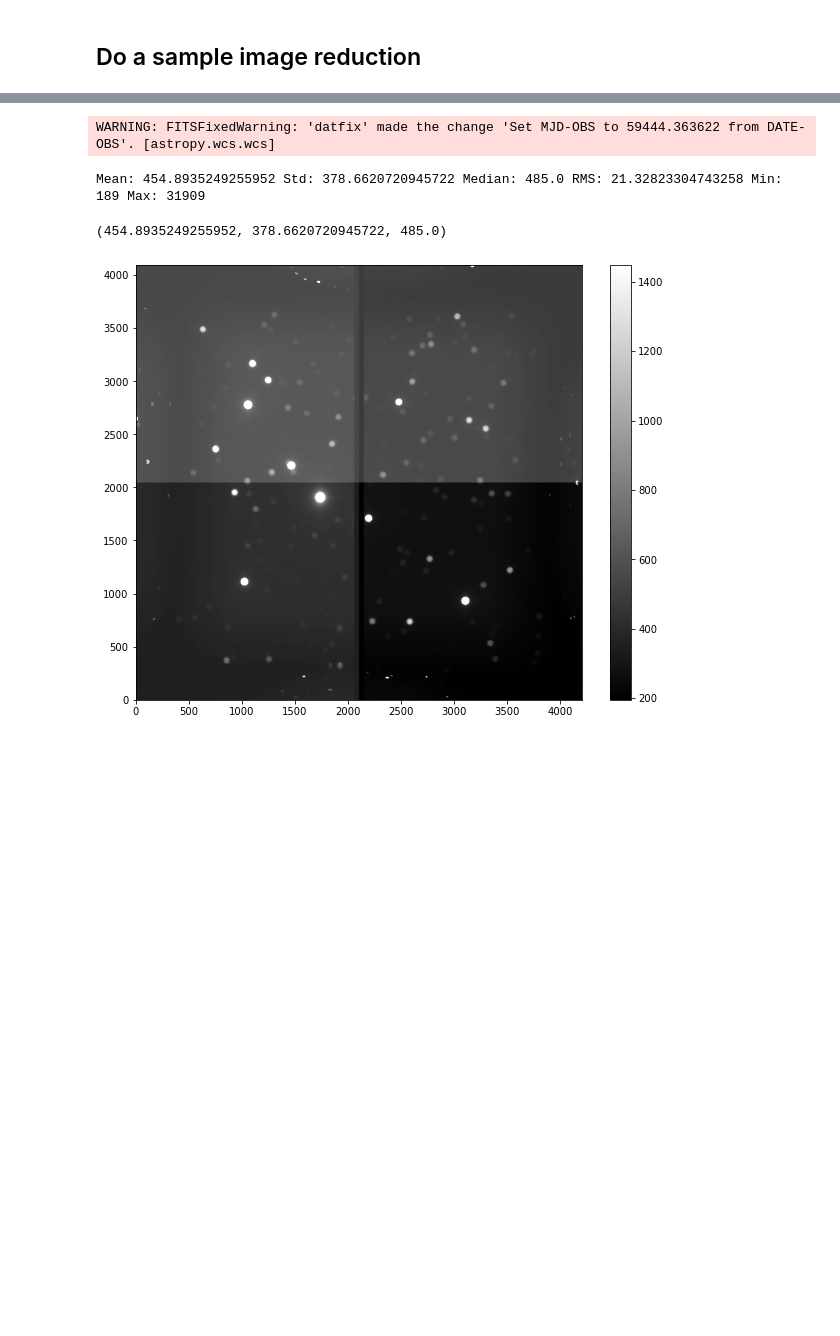
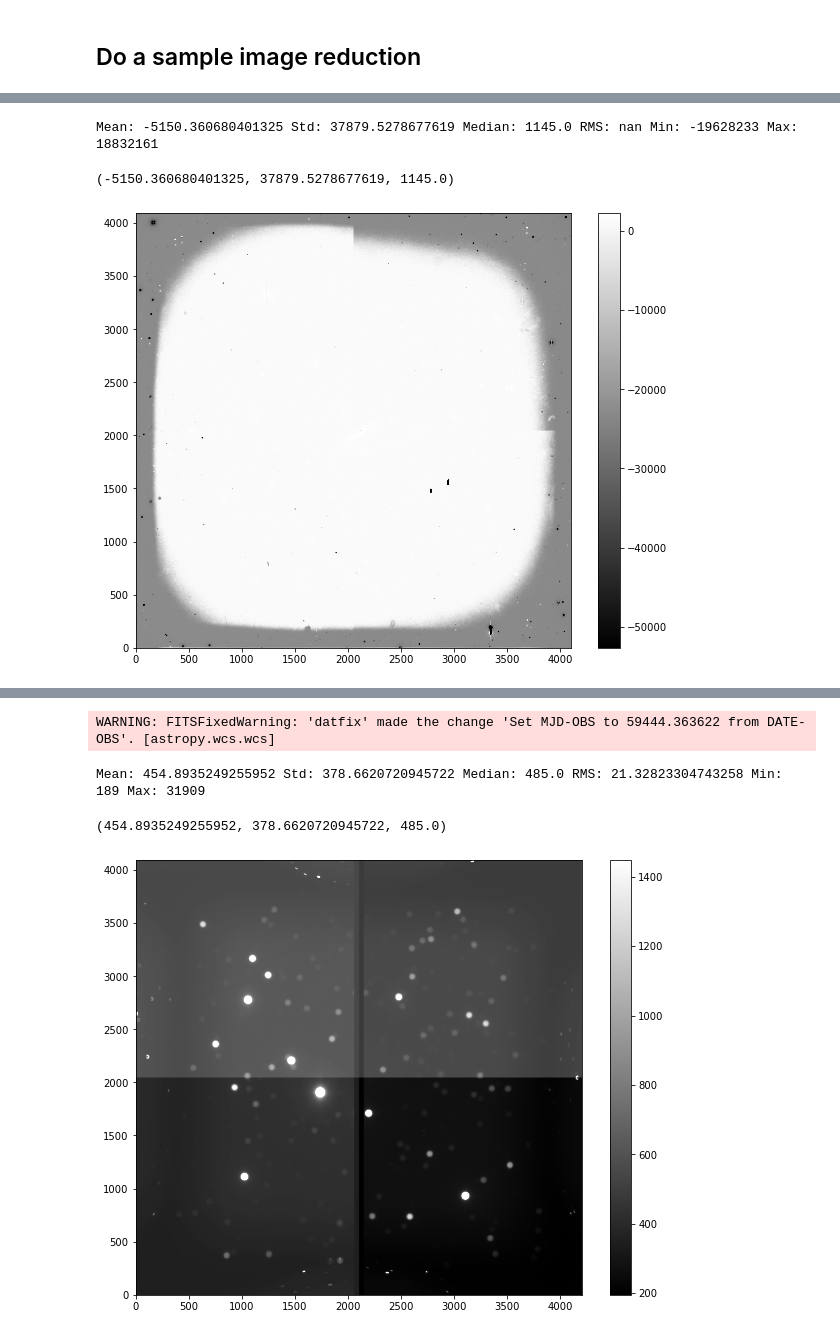
Before and after one commit to Brookluo/WIRO-observation, a Jupyter notebook: notebooks/data_reduction.ipynb, the cells around one changed output, grey strips where cells are left out. Cells and saved outputs as stored; diff of their text form; code cells hidden in the pictures; blank space fills up the shorter version.

```diff
--- a/notebooks/data_reduction.ipynb
+++ b/notebooks/data_reduction.ipynb
@@ -43,0 +303,8 @@ reduce_images(sci_images, bias_images, None, None, output_dir="../test_reduce/")
+# %%
+fig = plt.figure(figsize=(10, 8))
+vmin, vmax = plot_zscale_image(ccd_flatcorr, fig.gca(), cmap="gray")
+show_imstat(ccd_flatcorr.data)
+# %% [output]
+Mean: -5150.360680401325 Std: 37879.5278677619 Median: 1145.0 RMS: nan Min: -19628233 Max: 18832161
+(-5150.360680401325, 37879.5278677619, 1145.0)
+[figure, added]
```
Also changed, not shown: parts of 46 cells of this notebook, 1 other file.
